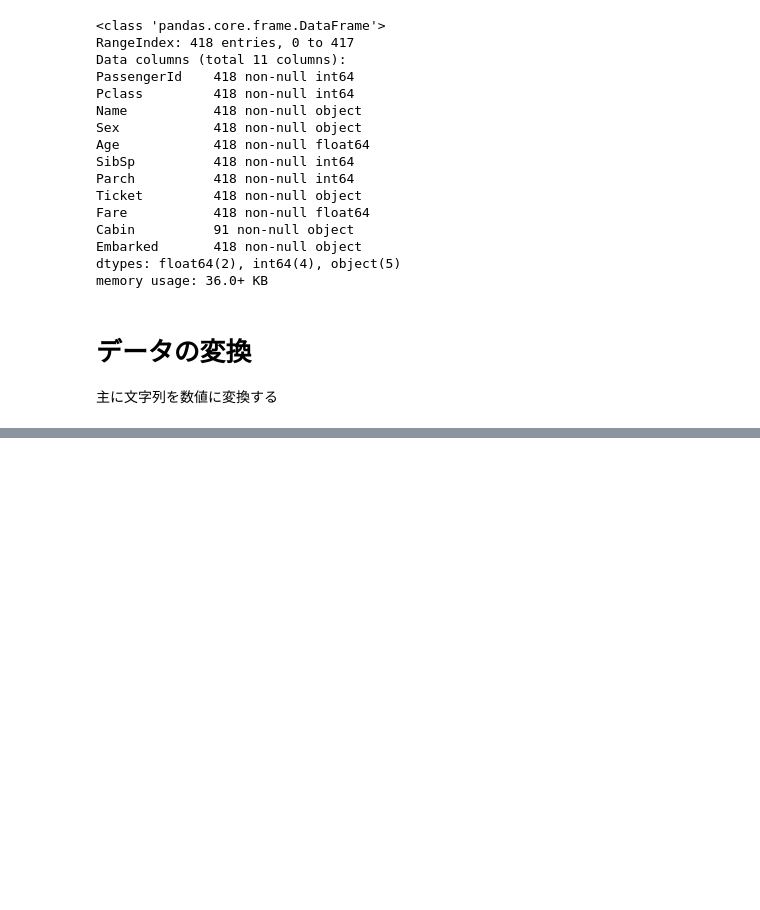
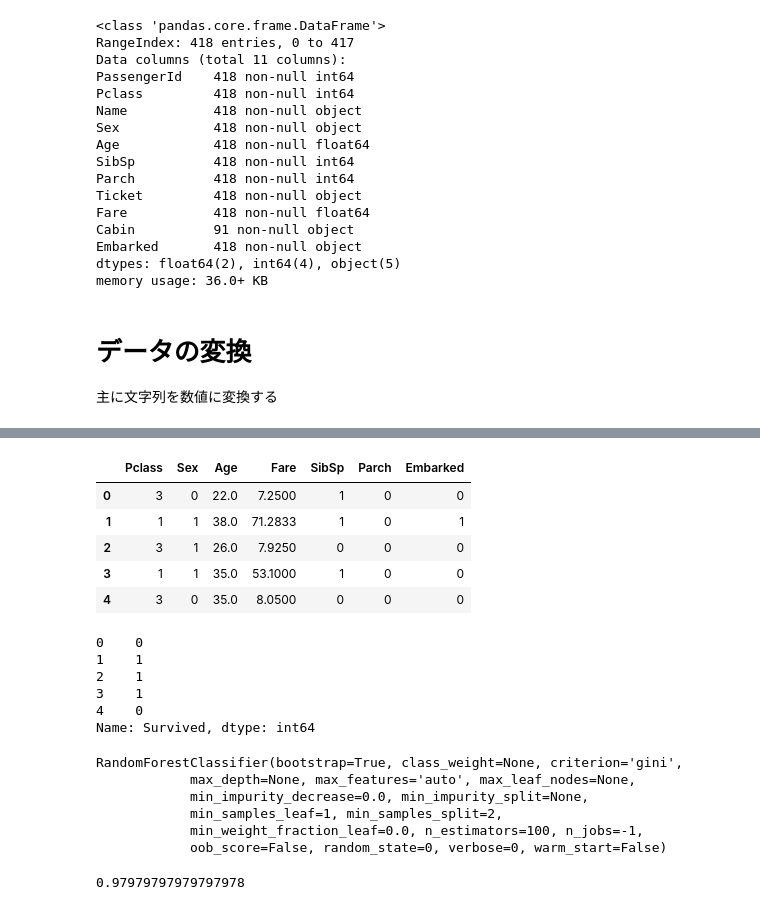
Before and after one commit to thr3a/jupitor-notebooks, a Jupyter notebook: titanic_v2.ipynb, the cells around one changed output, grey strips where cells are left out. Cells and saved outputs as stored; diff of their text form; code cells hidden in the pictures; blank space fills up the shorter version.

```diff
--- a/titanic_v2.ipynb
+++ b/titanic_v2.ipynb
@@ -227,0 +231,37 @@ train.head()
+# %%
+from sklearn.ensemble import RandomForestClassifier
+estimate_num = 100
+forest = RandomForestClassifier(random_state=0, n_estimators=estimate_num, n_jobs=-1)
+x_train = train[["Pclass", "Sex", "Age", "Fare", "SibSp", "Parch", "Embarked"]]
+y_train = train["Survived"]
+# %%
+x_train.head()
+# %% [output]
+|  | Pclass | Sex | Age | Fare | SibSp | Parch | Embarked |
+| 0 | 3 | 0 | 22.0 | 7.2500 | 1 | 0 | 0 |
+| 1 | 1 | 1 | 38.0 | 71.2833 | 1 | 0 | 1 |
+| 2 | 3 | 1 | 26.0 | 7.9250 | 0 | 0 | 0 |
+| 3 | 1 | 1 | 35.0 | 53.1000 | 1 | 0 | 0 |
+| 4 | 3 | 0 | 35.0 | 8.0500 | 0 | 0 | 0 |
+# %%
+y_train.head()
+# %% [output]
+0    0
+1    1
+2    1
+3    1
+4    0
+Name: Survived, dtype: int64
+# %%
+forest.fit(x_train, y_train)
+# %% [output]
+RandomForestClassifier(bootstrap=True, class_weight=None, criterion='gini',
+            max_depth=None, max_features='auto', max_leaf_nodes=None,
+            min_impurity_decrease=0.0, min_impurity_split=None,
+            min_samples_leaf=1, min_samples_split=2,
+            min_weight_fraction_leaf=0.0, n_estimators=100, n_jobs=-1,
+            oob_score=False, random_state=0, verbose=0, warm_start=False)
+# %%
+forest.score(x_train, y_train)
+# %% [output]
+0.97979797979797978
```
Also changed, not shown: parts of 10 cells of this notebook.
